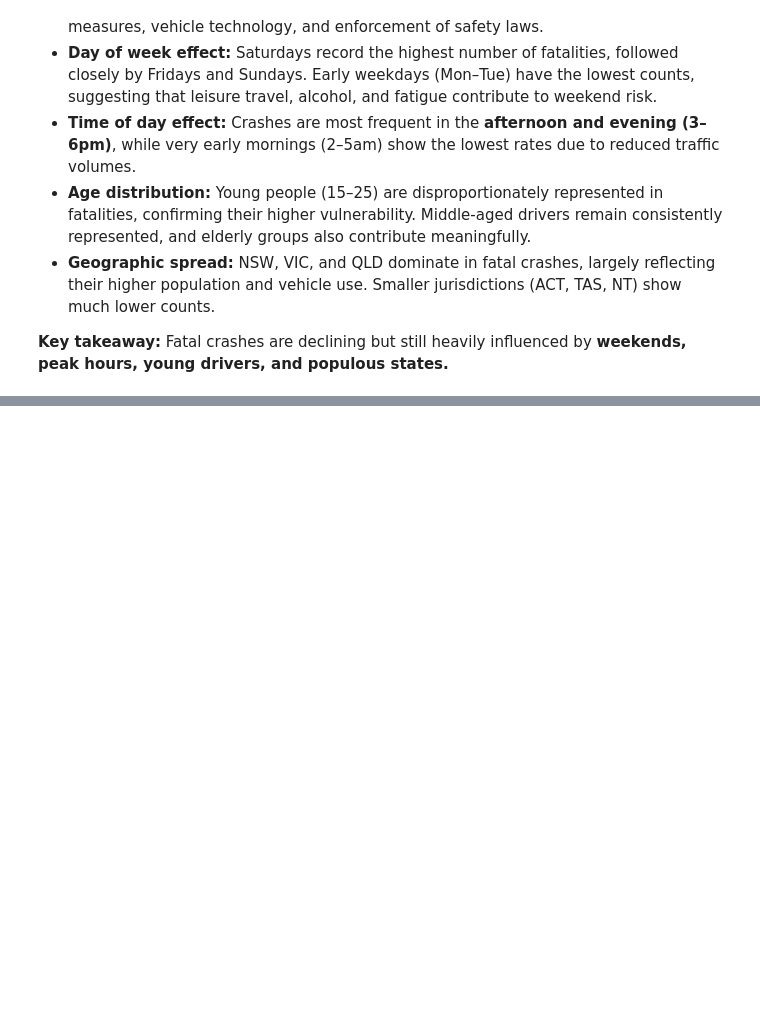
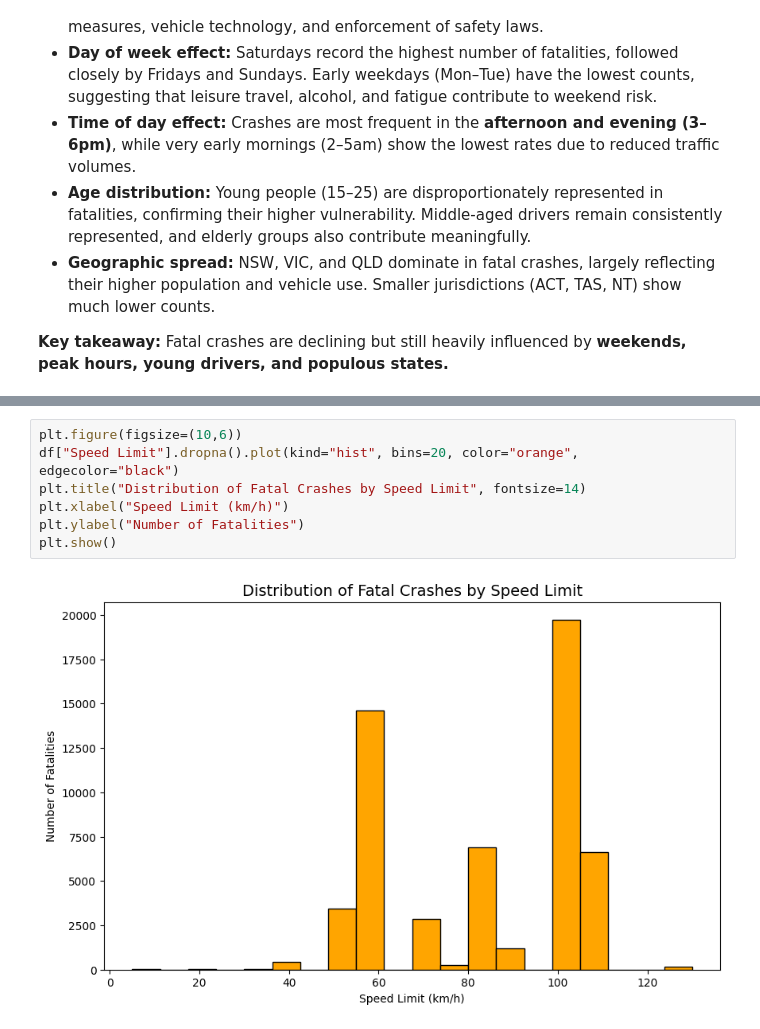
Before and after one commit to NoorullahMuhammadKhan/Noorullah-Khan-Github-Repository, a Jupyter notebook: Scyne Advisory Interview/Traffic Investigation Scyne Advisory.ipynb, the cells around one changed output, grey strips where cells are left out. Drawn from its saved outputs; the diff is of its cells as text; blank space fills up the shorter version.

```diff
--- a/Scyne Advisory Interview/Traffic Investigation Scyne Advisory.ipynb
+++ b/Scyne Advisory Interview/Traffic Investigation Scyne Advisory.ipynb
@@ -267,0 +310,9 @@ The exploratory analysis highlights several clear patterns in the fatal crash da
+# %%
+plt.figure(figsize=(10,6))
+df["Speed Limit"].dropna().plot(kind="hist", bins=20, color="orange", edgecolor="black")
+plt.title("Distribution of Fatal Crashes by Speed Limit", fontsize=14)
+plt.xlabel("Speed Limit (km/h)")
+plt.ylabel("Number of Fatalities")
+plt.show()
+# %% [output]
+[figure, added]
```
Also changed, not shown: parts of 19 cells of this notebook.
